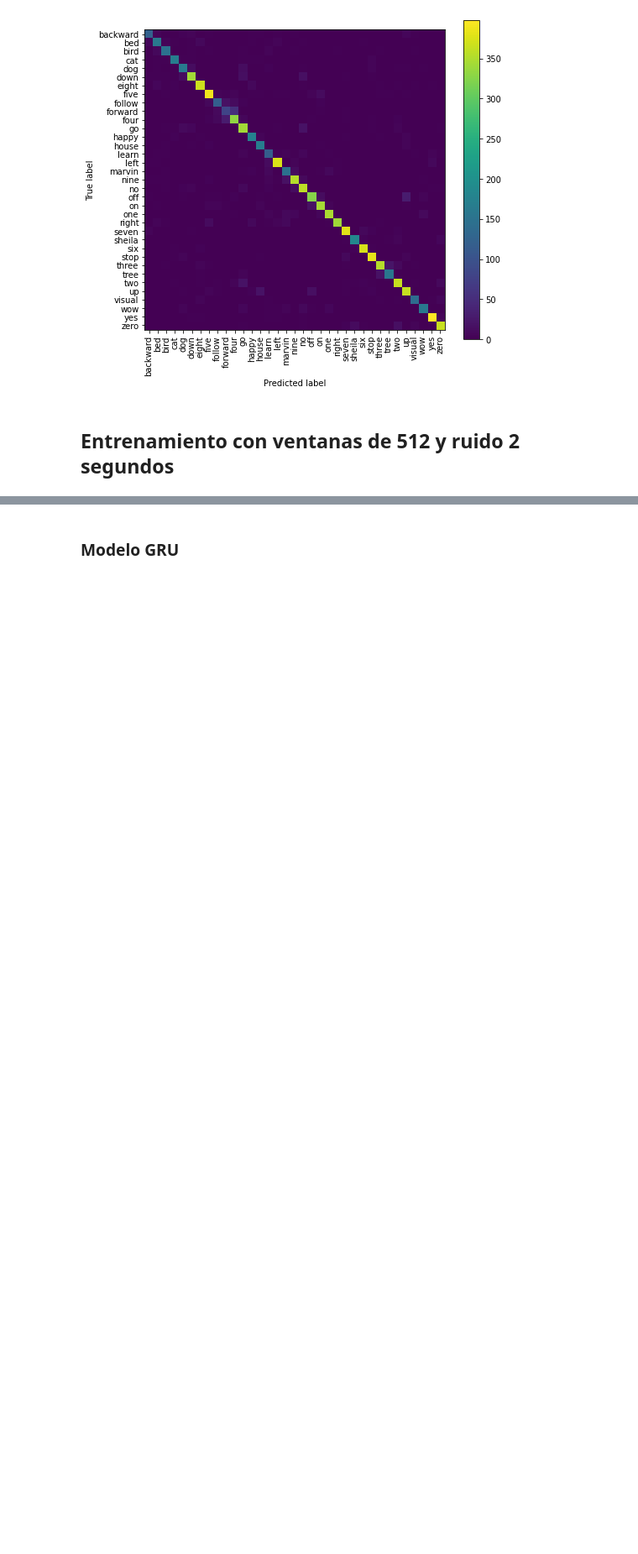
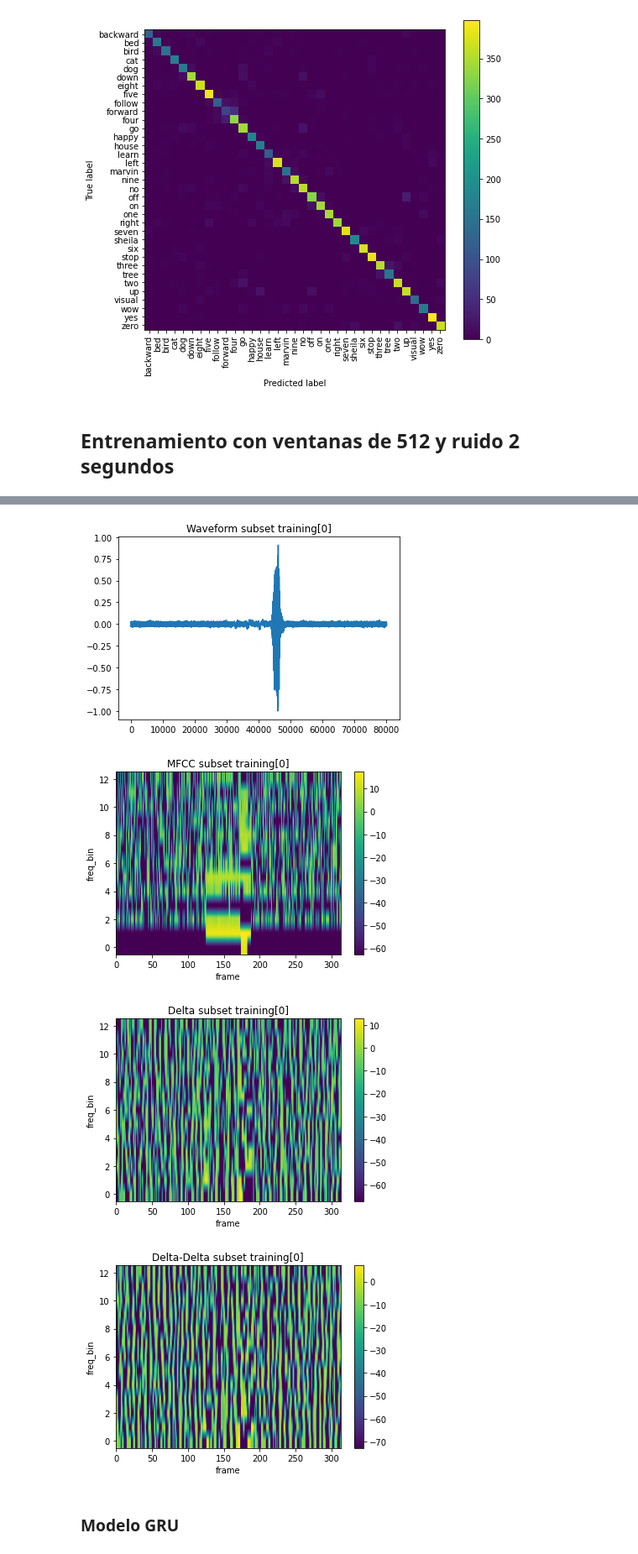
Before and after one commit to NicoAnd1/Rendimiento-RNNs, a Jupyter notebook: Proyecto_Inteligencia_Final.ipynb, the cells around one changed output, grey strips where cells are left out. Shown at 84% size. Saved outputs shown, nothing was run; the diff lists cells and outputs as text; code cells hidden in the pictures; blank space fills up the shorter version.

```diff
--- a/Proyecto_Inteligencia_Final.ipynb
+++ b/Proyecto_Inteligencia_Final.ipynb
@@ -1695,6 +1697,14 @@ waveform_first = train_dataset_noisy_2.get_waveform(1)
 ipd.Audio(waveform_first.numpy(), rate=16000)
 # %% [output]
 [interactive output not drawn]
+# %%
+# Gráfico de onda y features del primer elemento del conjunto de entrenamiento
+train_dataset_noisy_2.plot_wf_and_features(0)
+# %% [output]
+[figure, added]
+[figure, added]
+[figure, added]
+[figure, added]
 # %% [markdown]
 ### Modelo GRU
 # %%
```
Also changed, not shown: parts of 7 cells of this notebook.
